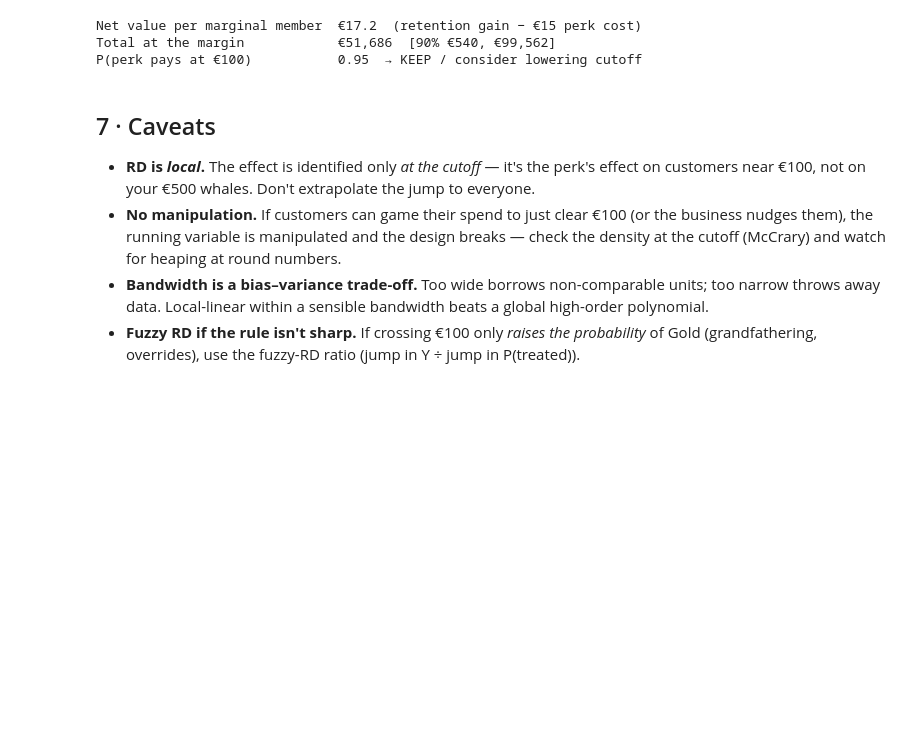
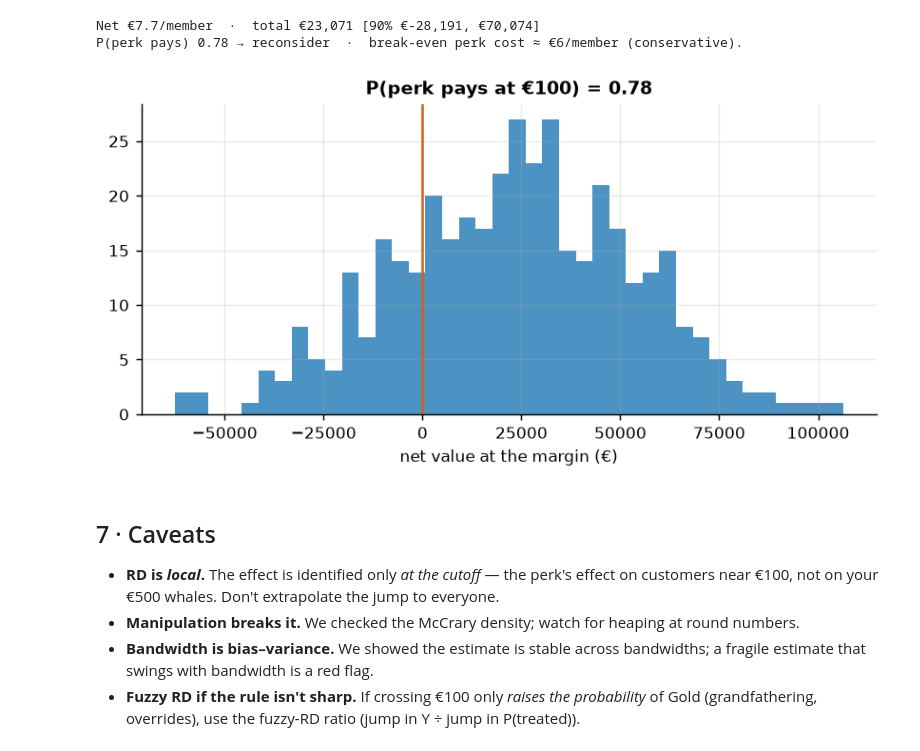
Before and after one commit to fmuia/sda_projects, a Jupyter notebook: notebooks/09_threshold_perk_rdd.ipynb, the cells around one changed output. Cells and saved outputs as stored; diff of their text form; code cells hidden in the pictures; blank space fills up the shorter version.

```diff
--- a/notebooks/09_threshold_perk_rdd.ipynb
+++ b/notebooks/09_threshold_perk_rdd.ipynb
@@ -114,31 +149,26 @@ report P(perk pays).
-# %%
-ANNUAL_VALUE = 200.0      # € value of retaining one marginal customer a year
-PERK_COST   = 15.0        # € cost of the Gold perk per member per year
-CUSTOMERS_AT_MARGIN = 3000  # customers near the cutoff the decision affects
-
-value_per_member = jump * ANNUAL_VALUE - PERK_COST
-total = value_per_member * CUSTOMERS_AT_MARGIN
-p_worth = (value_per_member > 0).mean()
-print(f"Net value per marginal member  €{value_per_member.mean():.1f}  (retention gain − €{PERK_COST:.0f} perk cost)")
-print(f"Total at the margin            €{total.mean():,.0f}  "
-      f"[90% €{np.quantile(total,0.05):,.0f}, €{np.quantile(total,0.95):,.0f}]")
-print(f"P(perk pays at €100)           {p_worth:.2f}  → " + ("KEEP / consider lowering cutoff" if p_worth>0.9 else "reconsider"))
-# %% [output]
-Net value per marginal member  €17.2  (retention gain − €15 perk cost)
-Total at the margin            €51,686  [90% €540, €99,562]
-P(perk pays at €100)           0.95  → KEEP / consider lowering cutoff
+# %%
+ANNUAL_VALUE, PERK_COST, N_AT_MARGIN = 200.0, 15.0, 3000
+value = jump * ANNUAL_VALUE - PERK_COST
+total = value * N_AT_MARGIN
+p_worth = (value > 0).mean()
+be_perk = np.quantile(jump, 0.05) * ANNUAL_VALUE      # perk cost the effect can bear (conservative)
+fig, ax = plt.subplots(figsize=(6.5, 3.4))
+ax.hist(total, bins=40, color=plots.BLUE, alpha=0.85); ax.axvline(0, color=plots.ORANGE, lw=1.4)
+ax.set_xlabel("net value at the margin (€)"); ax.set_title(f"P(perk pays at €100) = {p_worth:.2f}"); fig.tight_layout()
+print(f"Net €{value.mean():.1f}/member  ·  total €{total.mean():,.0f} [90% €{np.quantile(total,0.05):,.0f}, €{np.quantile(total,0.95):,.0f}]")
+print(f"P(perk pays) {p_worth:.2f} → " + ("KEEP / consider lowering cutoff" if p_worth>0.9 else "reconsider") +
+      f"  ·  break-even perk cost ≈ €{be_perk:.0f}/member (conservative).")
+# %% [output]
+Net €7.7/member  ·  total €23,071 [90% €-28,191, €70,074]
+P(perk pays) 0.78 → reconsider  ·  break-even perk cost ≈ €6/member (conservative).
+[figure, added]
 # %% [markdown]
 ## 7 · Caveats
 
-- **RD is *local*.** The effect is identified only *at the cutoff* — it's the perk's
-  effect on customers near €100, not on your €500 whales. Don't extrapolate the jump to
-  everyone.
-- **No manipulation.** If customers can game their spend to just clear €100 (or the
-  business nudges them), the running variable is manipulated and the design breaks —
-  check the density at the cutoff (McCrary) and watch for heaping at round numbers.
-- **Bandwidth is a bias–variance trade-off.** Too wide borrows non-comparable units;
-  too narrow throws away data. Local-linear within a sensible bandwidth beats a global
-  high-order polynomial.
-- **Fuzzy RD if the rule isn't sharp.** If crossing €100 only *raises the probability*
-  of Gold (grandfathering, overrides), use the fuzzy-RD ratio (jump in Y ÷ jump in
-  P(treated)).
+- **RD is *local*.** The effect is identified only *at the cutoff* — the perk's effect on customers
+  near €100, not on your €500 whales. Don't extrapolate the jump to everyone.
+- **Manipulation breaks it.** We checked the McCrary density; watch for heaping at round numbers.
+- **Bandwidth is bias–variance.** We showed the estimate is stable across bandwidths; a fragile
+  estimate that swings with bandwidth is a red flag.
+- **Fuzzy RD if the rule isn't sharp.** If crossing €100 only *raises the probability* of Gold
+  (grandfathering, overrides), use the fuzzy-RD ratio (jump in Y ÷ jump in P(treated)).
```
Also changed, not shown: parts of 14 cells of this notebook.
